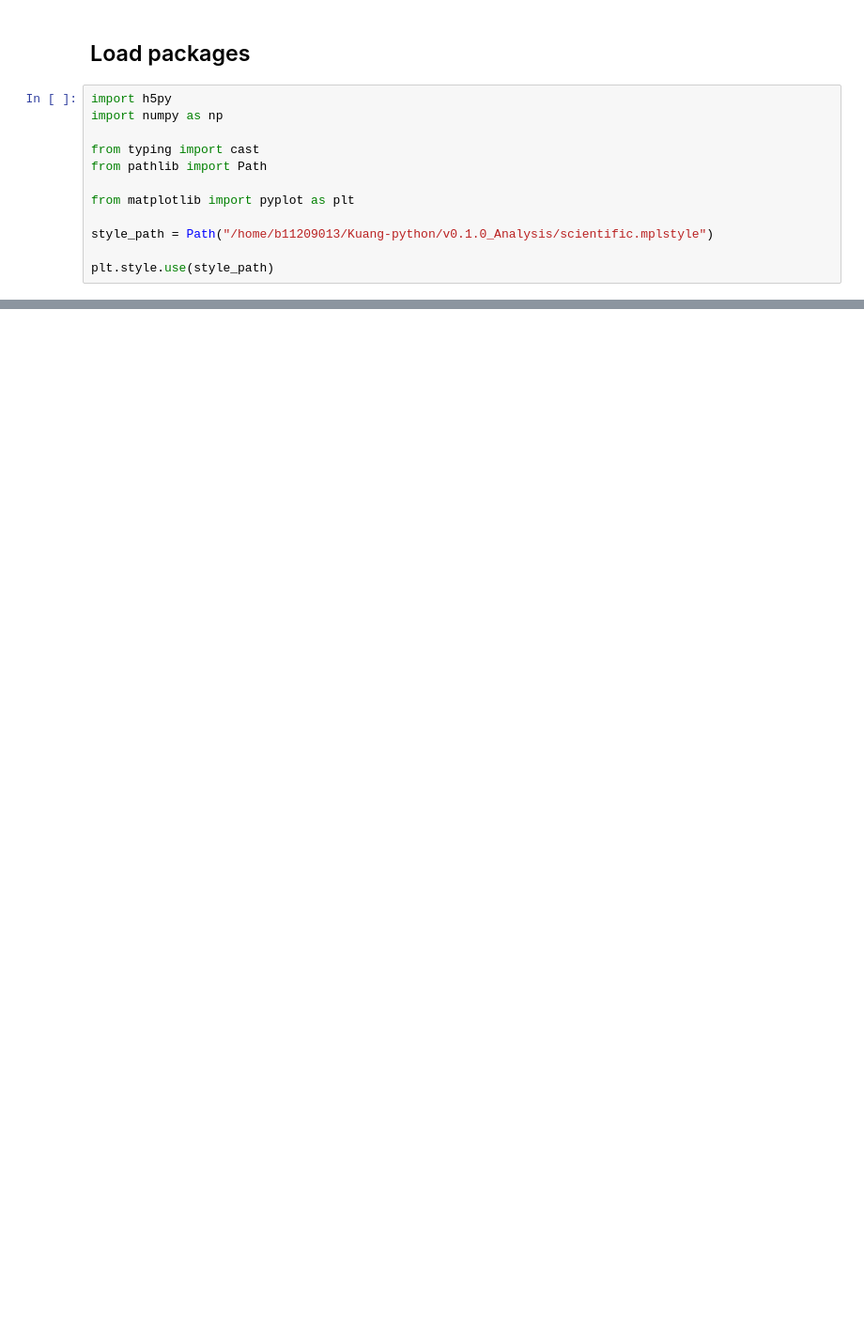
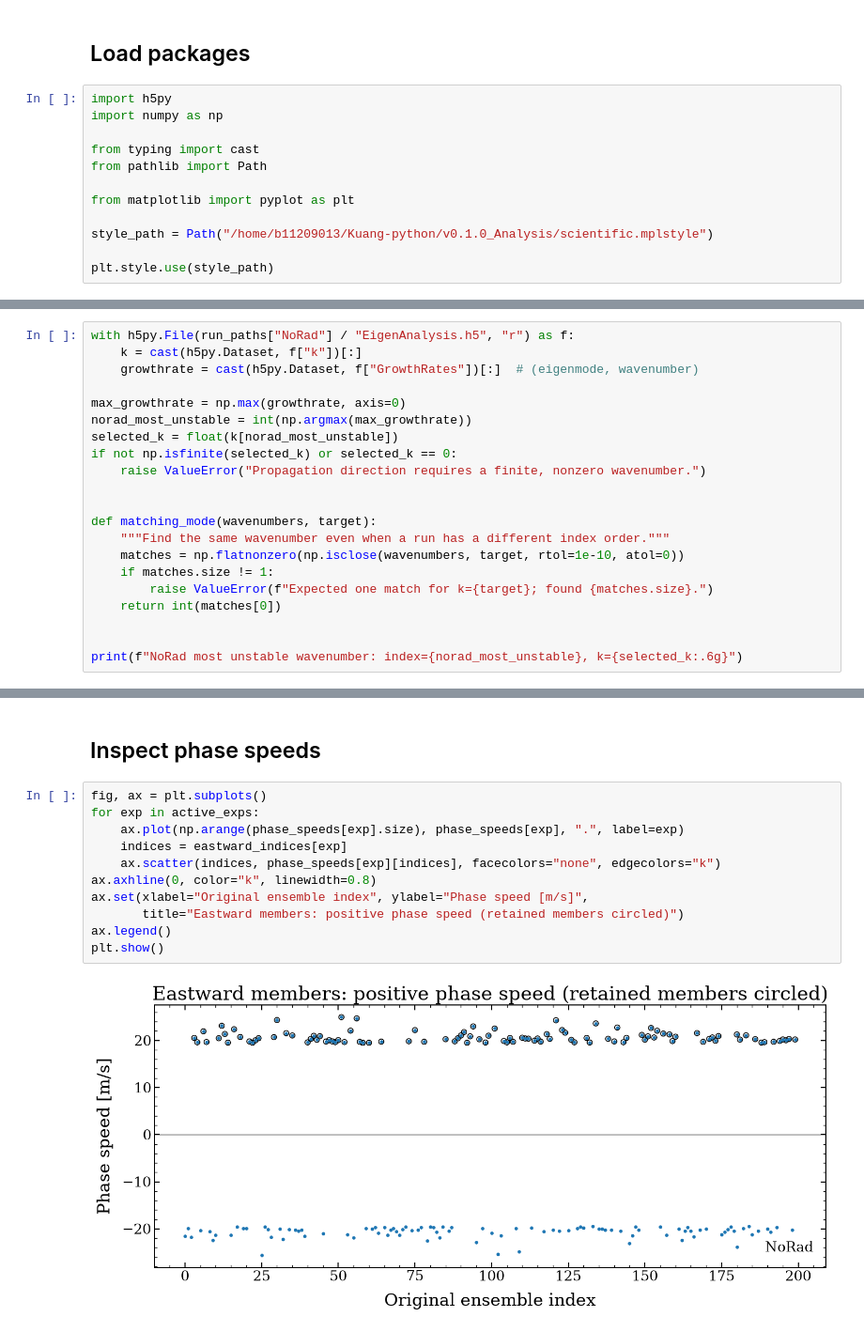
Before and after one commit to JosephKan828/Kuang-python, a Jupyter notebook: v0.1.0_Analysis/two_way/Identify_Eastward.ipynb, the cells around one changed output, grey strips where cells are left out. Shown at 94% size. Drawn from its saved outputs; the diff is of its cells as text; blank space fills up the shorter version.

Commit message:
2026/10/28 Formulating algorithm for identifying the eastward propagating signal

```diff
--- a/v0.1.0_Analysis/two_way/Identify_Eastward.ipynb
+++ b/v0.1.0_Analysis/two_way/Identify_Eastward.ipynb
@@ -37,0 +39,21 @@ with h5py.File(data_path / FILES[0] / "GalerkinState.h5", "r") as f:
+# %%
+with h5py.File(run_paths["NoRad"] / "EigenAnalysis.h5", "r") as f:
+    k = cast(h5py.Dataset, f["k"])[:]
+    growthrate = cast(h5py.Dataset, f["GrowthRates"])[:]  # (eigenmode, wavenumber)
+
+max_growthrate = np.max(growthrate, axis=0)
+norad_most_unstable = int(np.argmax(max_growthrate))
+selected_k = float(k[norad_most_unstable])
+if not np.isfinite(selected_k) or selected_k == 0:
+    raise ValueError("Propagation direction requires a finite, nonzero wavenumber.")
+
+
+def matching_mode(wavenumbers, target):
+    """Find the same wavenumber even when a run has a different index order."""
+    matches = np.flatnonzero(np.isclose(wavenumbers, target, rtol=1e-10, atol=0))
+    if matches.size != 1:
+        raise ValueError(f"Expected one match for k={target}; found {matches.size}.")
+    return int(matches[0])
+
+
+print(f"NoRad most unstable wavenumber: index={norad_most_unstable}, k={selected_k:.6g}")
@@ -37,0 +143,15 @@ with h5py.File(data_path / FILES[0] / "GalerkinState.h5", "r") as f:
+# %% [markdown]
+## Inspect phase speeds
+# %%
+fig, ax = plt.subplots()
+for exp in active_exps:
+    ax.plot(np.arange(phase_speeds[exp].size), phase_speeds[exp], ".", label=exp)
+    indices = eastward_indices[exp]
+    ax.scatter(indices, phase_speeds[exp][indices], facecolors="none", edgecolors="k")
+ax.axhline(0, color="k", linewidth=0.8)
+ax.set(xlabel="Original ensemble index", ylabel="Phase speed [m/s]",
+       title="Eastward members: positive phase speed (retained members circled)")
+ax.legend()
+plt.show()
+# %% [output]
+[figure, added]
```
Also changed, not shown: parts of 12 cells of this notebook.
